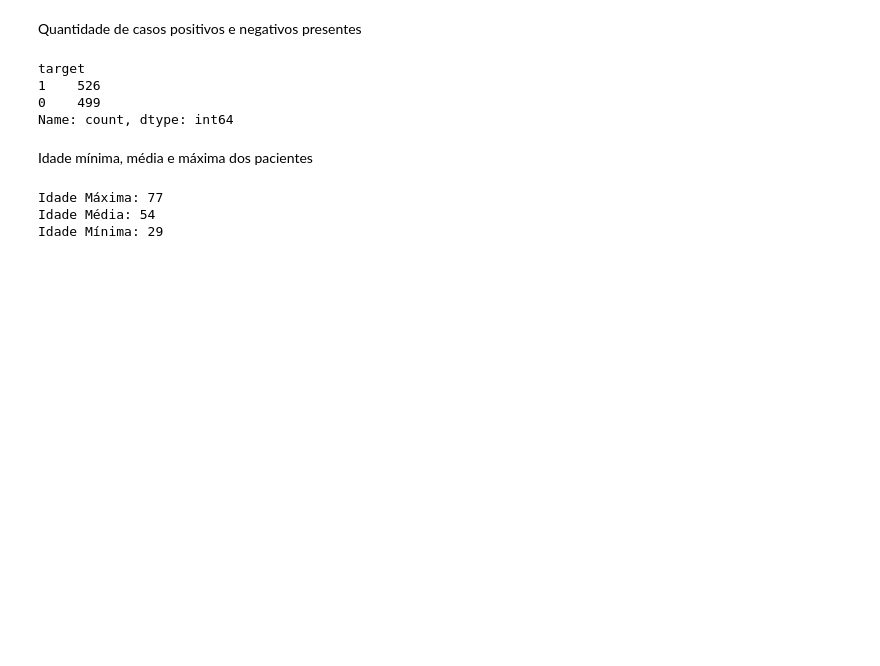
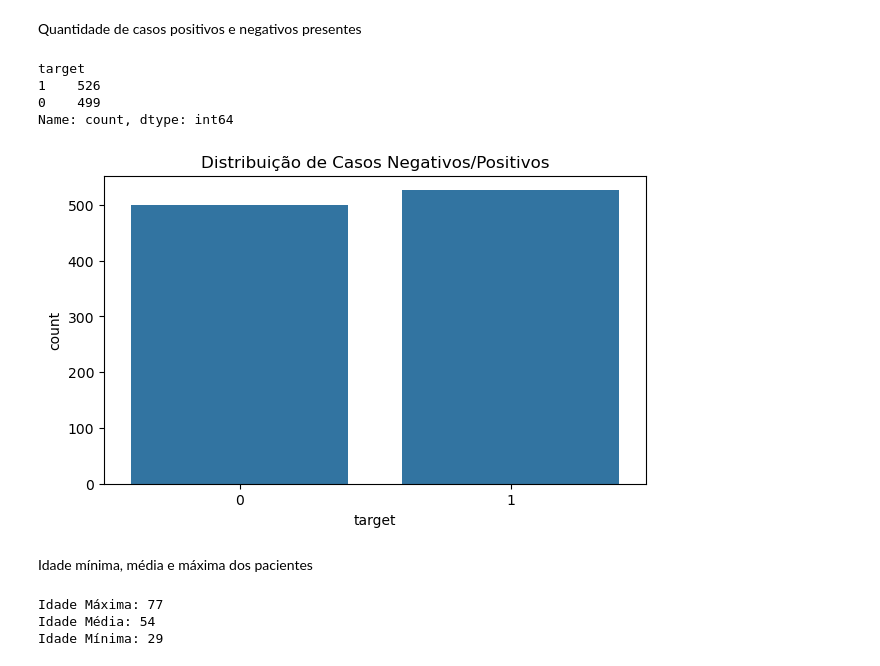
Before and after one commit to emiliogaspar27/data-analysis-portfolio, a Jupyter notebook: Heart_Disease_Analysis/notebooks/Heart_Disease_Analysis.ipynb, the cells around one changed output. Cells and saved outputs as stored; diff of their text form; code cells hidden in the pictures; blank space fills up the shorter version.

```diff
--- a/Heart_Disease_Analysis/notebooks/Heart_Disease_Analysis.ipynb
+++ b/Heart_Disease_Analysis/notebooks/Heart_Disease_Analysis.ipynb
@@ -46,6 +46,13 @@ target
 1    526
 0    499
 Name: count, dtype: int64
+# %%
+plt.figure(figsize=(7,4))
+sns.countplot(x='target', data=df)
+plt.title('Distribuição de Casos Negativos/Positivos')
+plt.show()
+# %% [output]
+[figure, added]
 # %% [markdown]
 Idade mínima, média e máxima dos pacientes
 # %%
```
Also changed, not shown: parts of 9 cells of this notebook.
